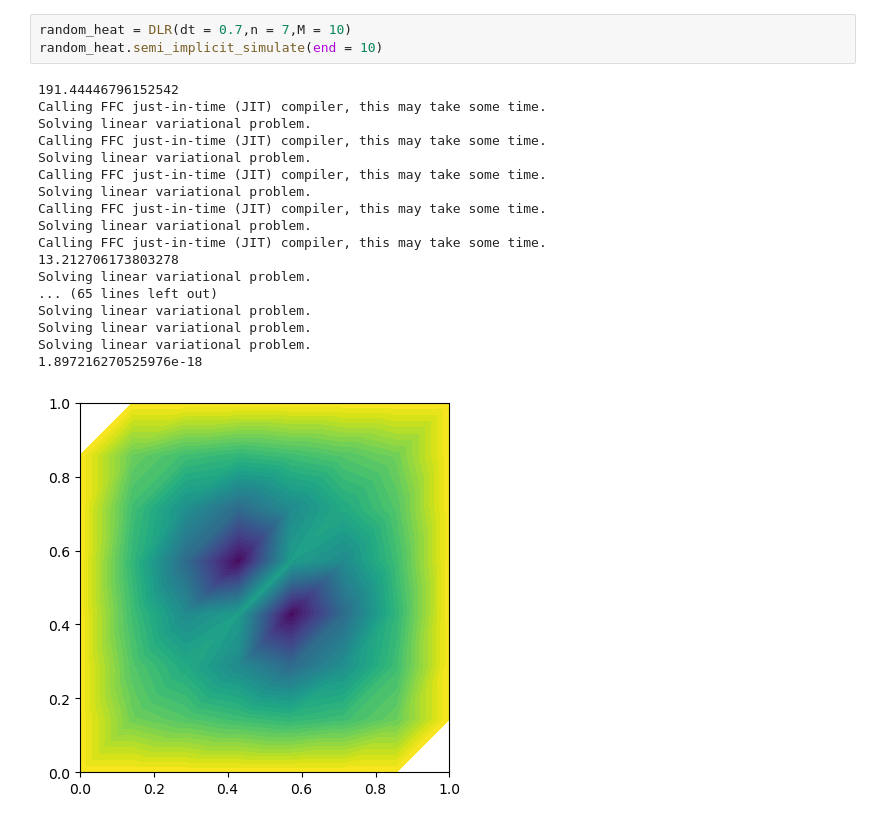
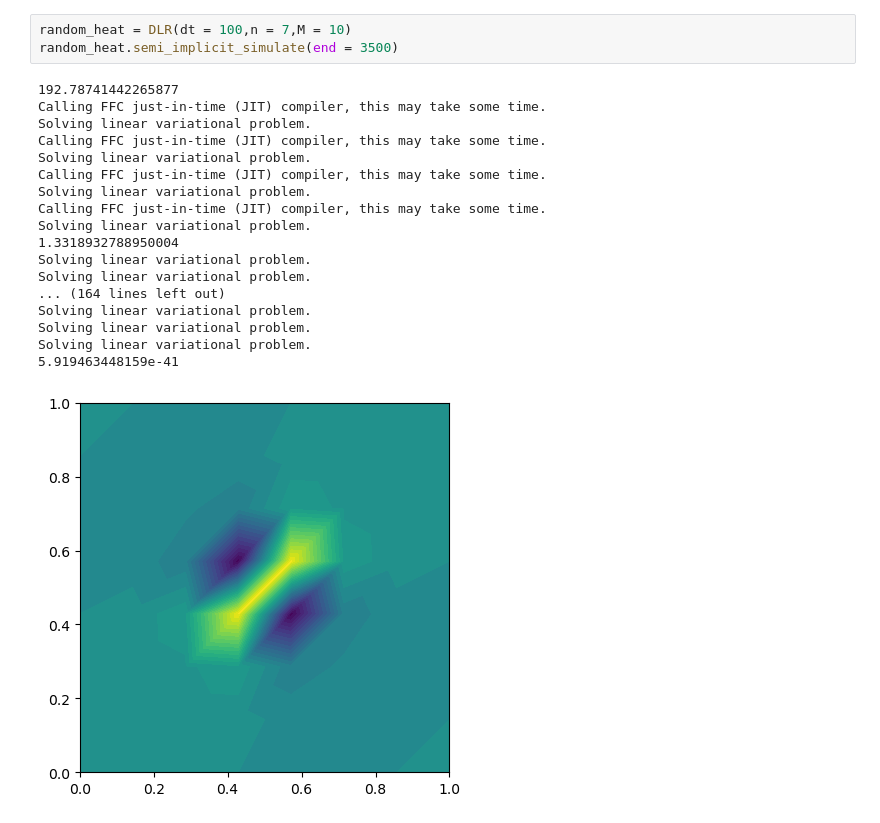
Before and after one commit to Naokikiki/Random_heat, a Jupyter notebook: random_heat/DLR.ipynb, the cells around one changed output. Saved outputs shown, nothing was run; the diff lists cells and outputs as text.

```diff
--- a/random_heat/DLR.ipynb
+++ b/random_heat/DLR.ipynb
@@ -355,24 +373,24 @@ class DLR:
         plot(self.mean)
         plt.show()
 # %%
-random_heat = DLR(dt = 0.7,n = 7,M = 10)
-random_heat.semi_implicit_simulate(end = 10)
+random_heat = DLR(dt = 100,n = 7,M = 10)
+random_heat.semi_implicit_simulate(end = 3500)
 # %% [output]
-191.44446796152542
+192.78741442265877
 Calling FFC just-in-time (JIT) compiler, this may take some time.
 Solving linear variational problem.
 Calling FFC just-in-time (JIT) compiler, this may take some time.
 Solving linear variational problem.
 Calling FFC just-in-time (JIT) compiler, this may take some time.
 Solving linear variational problem.
 Calling FFC just-in-time (JIT) compiler, this may take some time.
 Solving linear variational problem.
-Calling FFC just-in-time (JIT) compiler, this may take some time.
-13.212706173803278
+1.3318932788950004
 Solving linear variational problem.
-... (65 lines left out)
+Solving linear variational problem.
+... (164 lines left out)
 Solving linear variational problem.
 Solving linear variational problem.
 Solving linear variational problem.
-1.897216270525976e-18
+5.919463448159e-41
-[figure, old version]
+[figure, new version]
```
Also changed, not shown: parts of 12 cells of this notebook.
